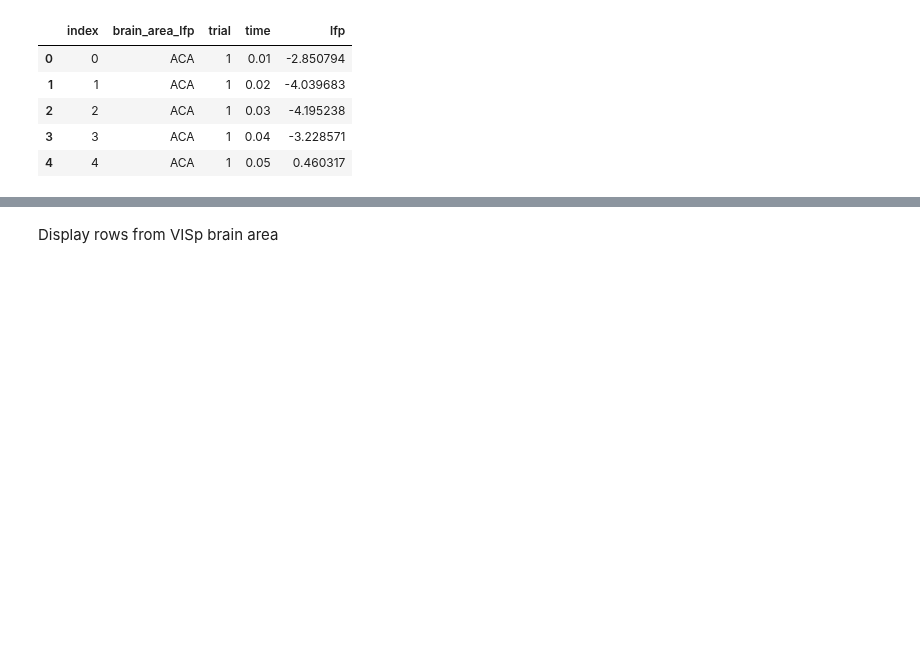
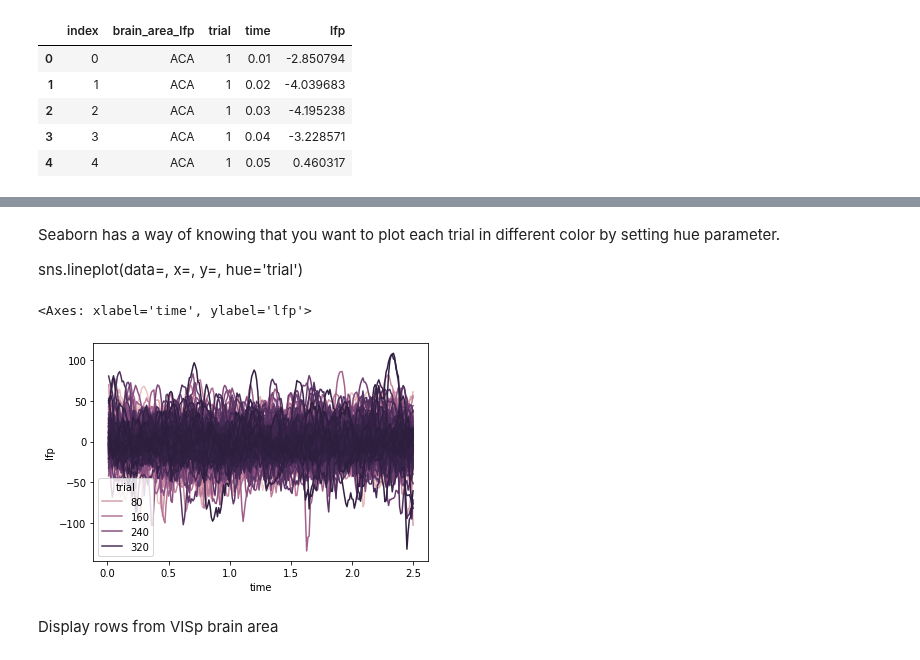
Before and after one commit to ibehave-ibots/iBOTS-Tools, a Jupyter notebook: workshops/python-workshop-1/exercises/sangee/solutions/ERP Analysis with Pandas and Seaborn.ipynb, the cells around one changed output, grey strips where cells are left out. Drawn from its saved outputs; the diff is of its cells as text; code cells hidden in the pictures; blank space fills up the shorter version.

```diff
--- a/workshops/python-workshop-1/exercises/sangee/solutions/ERP Analysis with Pandas and Seaborn.ipynb
+++ b/workshops/python-workshop-1/exercises/sangee/solutions/ERP Analysis with Pandas and Seaborn.ipynb
@@ -144,0 +281,3 @@ df = lfp.reset_index()
+# %%
+visp = lfp[lfp['brain_area_lfp'] == 'VISp']
+visp.head(5)
@@ -145,3 +291,12 @@ df = lfp.reset_index()
+# %% [markdown]
+Seaborn has a way of knowing that you want to plot each trial in different color by setting hue parameter.
+
+sns.lineplot(data=, x=, y=, hue='trial')
+# %%
+sns.lineplot(data=visp, x='time', y='lfp', hue='trial')
+# %% [output]
+<Axes: xlabel='time', ylabel='lfp'>
+[figure, added]
 # %% [markdown]
 Display rows from VISp brain area
 # %%
```
Also changed, not shown: parts of 29 cells of this notebook.
